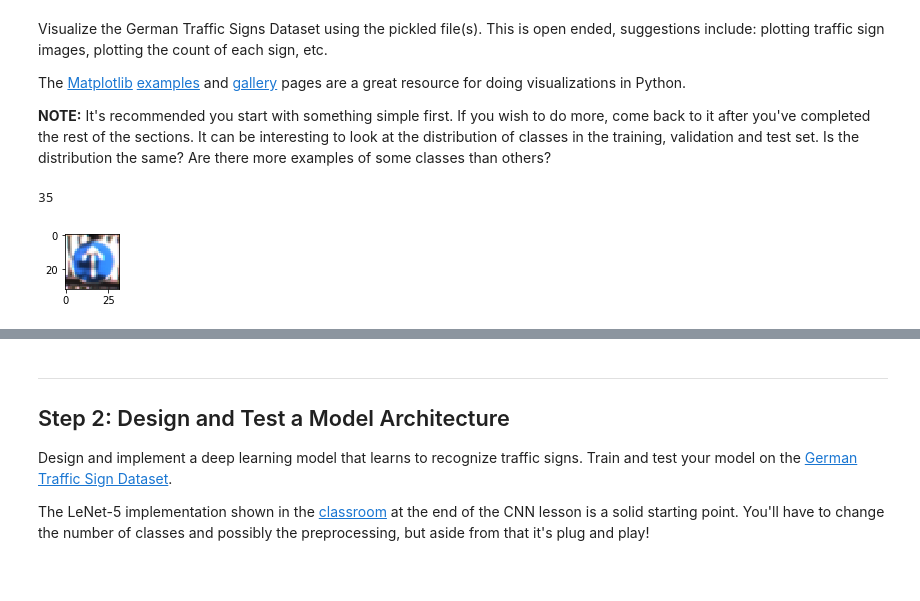
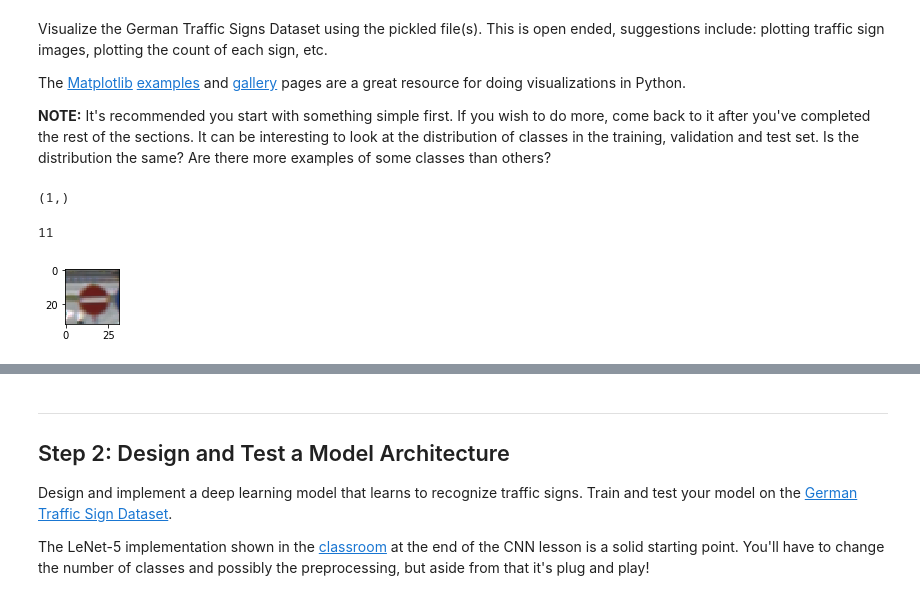
Before and after one commit to FredericLiu/Udacity_P2_TrafficSignDetection, a Jupyter notebook: Traffic_Sign_Classifier.ipynb, the cells around one changed output, grey strips where cells are left out. Drawn from its saved outputs; the diff is of its cells as text; code cells hidden in the pictures.

```diff
--- a/Traffic_Sign_Classifier.ipynb
+++ b/Traffic_Sign_Classifier.ipynb
@@ -105,24 +105,47 @@ Visualize the German Traffic Signs Dataset using the pickled file(s). This is op
 The [Matplotlib](http://matplotlib.org/) [examples](http://matplotlib.org/examples/index.html) and [gallery](http://matplotlib.org/gallery.html) pages are a great resource for doing visualizations in Python.
 
 **NOTE:** It's recommended you start with something simple first. If you wish to do more, come back to it after you've completed the rest of the sections. It can be interesting to look at the distribution of classes in the training, validation and test set. Is the distribution the same? Are there more examples of some classes than others?
+# %%
+sign_names = pd.read_csv("signnames.csv")
+sign_names.set_index("ClassId")
+
+print(sign_names[sign_names["ClassId"]==10]["SignName"].values.shape)
+# %% [output]
+(1,)
 # %%
 ### Data exploration visualization code goes here.
 ### Feel free to use as many code cells as needed.
 import matplotlib.pyplot as plt
 import random
 import cv2
 
 # Visualizations will be shown in the notebook.
 %matplotlib inline
 
 index = random.randint(0,len(X_train))
 image = X_train[index]
 #image = cv2.cvtColor(image, cv2.COLOR_RGB2GRAY)
 
 
 plt.figure(figsize = (1,1))
 plt.imshow(image)
 print(y_train[index])
+
+def group_img(lbs_ids, lbs_names):
+    arr_map = []
+    for i in range(0, lbs_ids.shape[0]):
+        label_id = lbs_ids[i]
+        label_name = lbs_names[lbs_names["ClassId"] == label_id]["SignName"].values[0]
+        arr_map.append({"img_id": i, "label_id": label_id, "label_name": label_name})
+
+    img_labeled = pd.DataFrame(arr_map)
+    return pd.pivot_table(img_labeled,index=["label_id","label_name"],values=["img_id"], aggfunc='count')
+
+
+sign_names = pd.read_csv("signnames.csv")
+X_train_grouped = group_img(y_train, sign_names)
+X_valid_grouped = group_img(y_valid, sign_names)
+X_test_grouped = group_img(y_test, sign_names)
 # %% [output]
-35
+11
-[figure, old version]
+[figure, new version]
```
Also changed, not shown: parts of 4 cells of this notebook, 4 other files.
